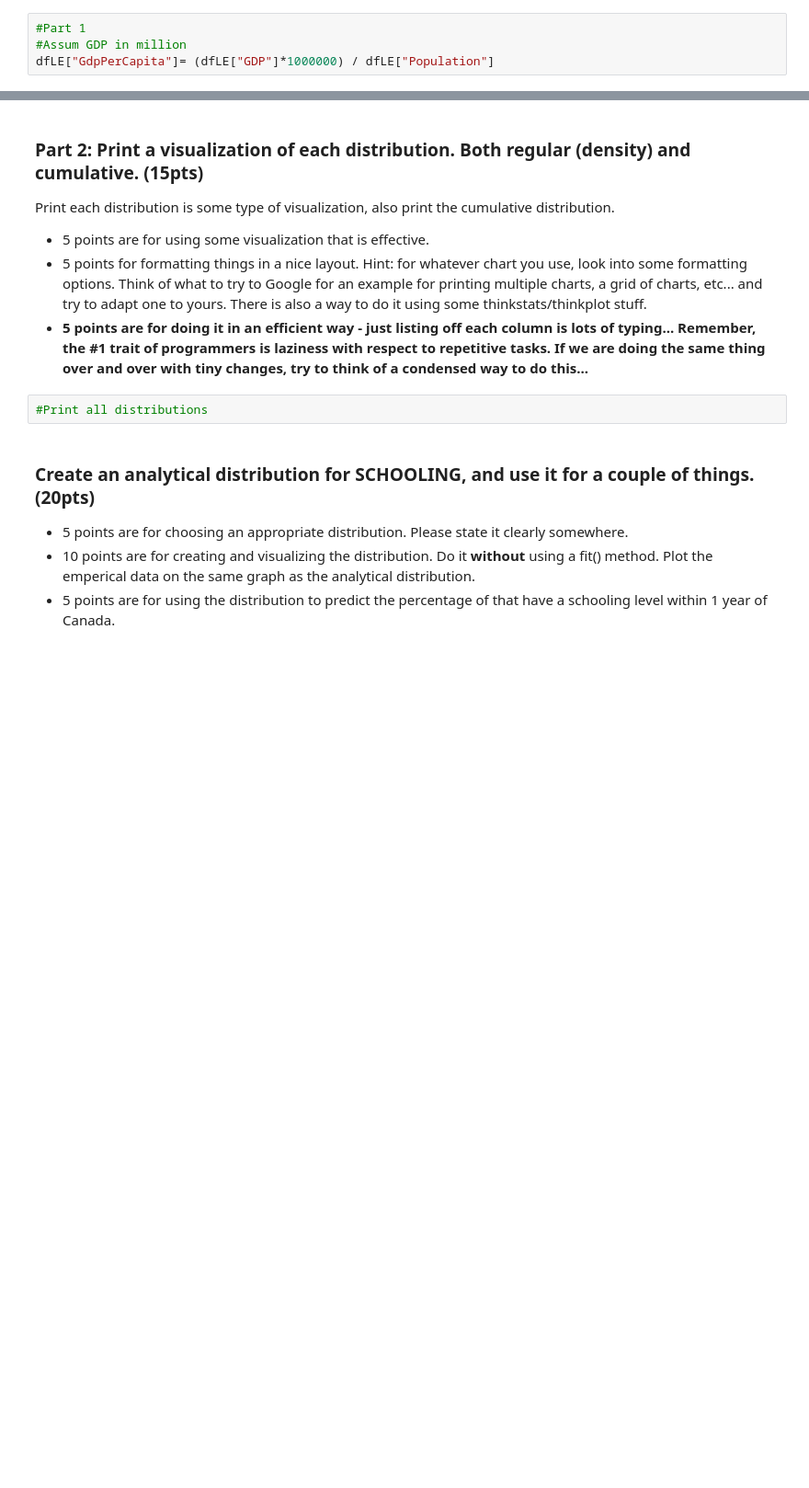
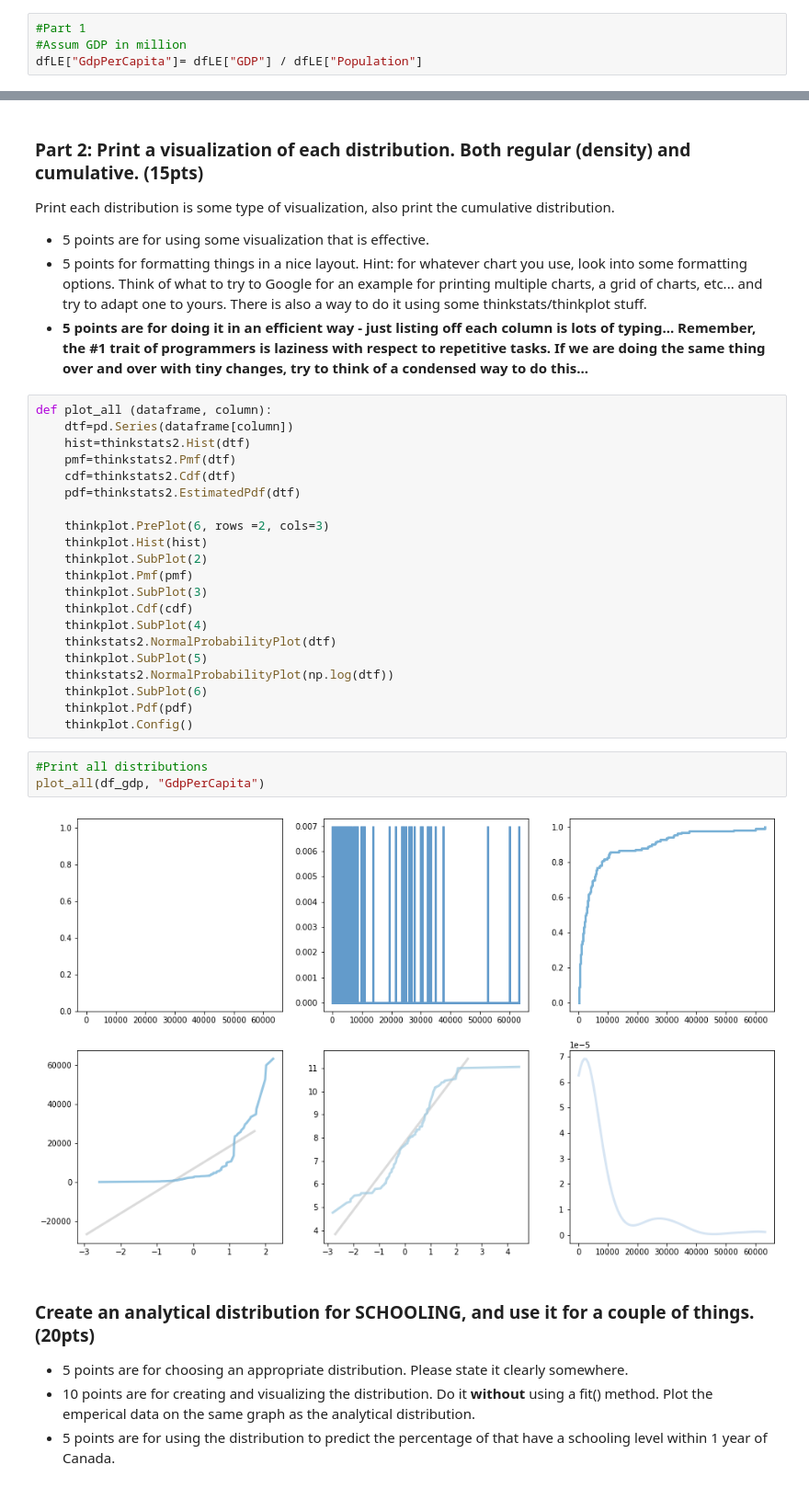
Before and after one commit to CcDenn/BSIP_Assignment_2_Students, a Jupyter notebook: stats_asn_2_start.ipynb, the cells around one changed output, grey strips where cells are left out. Shown at 92% size. Drawn from its saved outputs; the diff is of its cells as text; blank space fills up the shorter version.

```diff
--- a/stats_asn_2_start.ipynb
+++ b/stats_asn_2_start.ipynb
@@ -48,7 +48,7 @@ Note: you'll have to look at the units to ensure you get it right.
 # %%
 #Part 1
 #Assum GDP in million
-dfLE["GdpPerCapita"]= (dfLE["GDP"]*1000000) / dfLE["Population"]
+dfLE["GdpPerCapita"]= dfLE["GDP"] / dfLE["Population"]
 # %%
 df_gdp = dfLE[["Country", "GdpPerCapita"]].dropna()
 df_gdp.sample(10)
@@ -73,8 +73,32 @@ Print each distribution is some type of visualization, also print the cumulative
 <li>5 points for formatting things in a nice layout. Hint: for whatever chart you use, look into some formatting options. Think of what to try to Google for an example for printing multiple charts, a grid of charts, etc... and try to adapt one to yours. There is also a way to do it using some thinkstats/thinkplot stuff.
 <li><b>5 points are for doing it in an efficient way - just listing off each column is lots of typing... Remember, the #1 trait of programmers is laziness with respect to repetitive tasks. If we are doing the same thing over and over with tiny changes, try to think of a condensed way to do this...</b>
 </ul>
+# %%
+def plot_all (dataframe, column):
+    dtf=pd.Series(dataframe[column])
+    hist=thinkstats2.Hist(dtf)
+    pmf=thinkstats2.Pmf(dtf)
+    cdf=thinkstats2.Cdf(dtf)
+    pdf=thinkstats2.EstimatedPdf(dtf)
+
+    thinkplot.PrePlot(6, rows =2, cols=3)
+    thinkplot.Hist(hist)
+    thinkplot.SubPlot(2)
+    thinkplot.Pmf(pmf)
+    thinkplot.SubPlot(3)
+    thinkplot.Cdf(cdf)
+    thinkplot.SubPlot(4)
+    thinkstats2.NormalProbabilityPlot(dtf)
+    thinkplot.SubPlot(5)
+    thinkstats2.NormalProbabilityPlot(np.log(dtf))
+    thinkplot.SubPlot(6)
+    thinkplot.Pdf(pdf)
+    thinkplot.Config()
 # %%
 #Print all distributions
+plot_all(df_gdp, "GdpPerCapita")
+# %% [output]
+[figure, added]
 # %% [markdown]
 ### Create an analytical distribution for SCHOOLING, and use it for a couple of things. (20pts)
 
```
Also changed, not shown: parts of 1 cell of this notebook.
